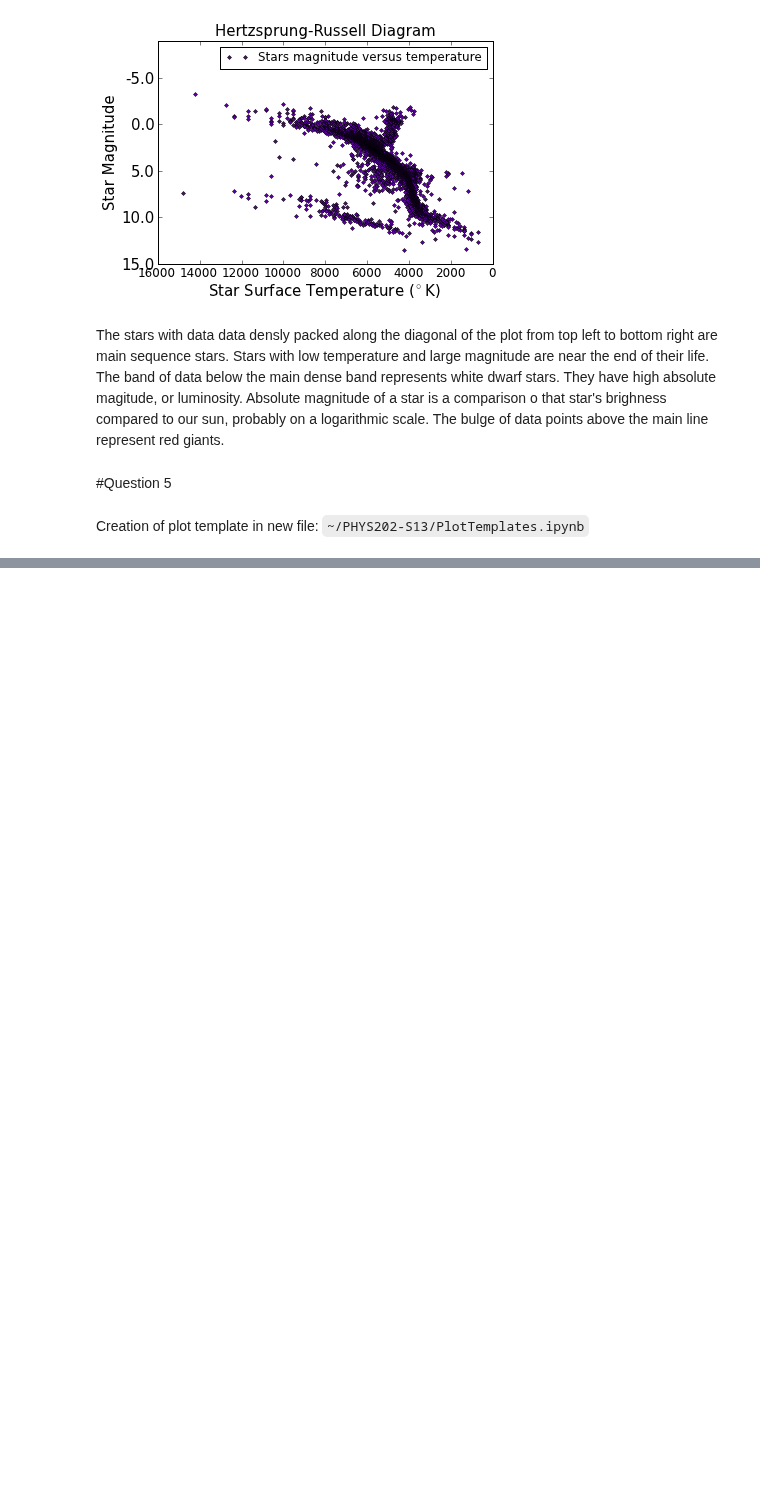
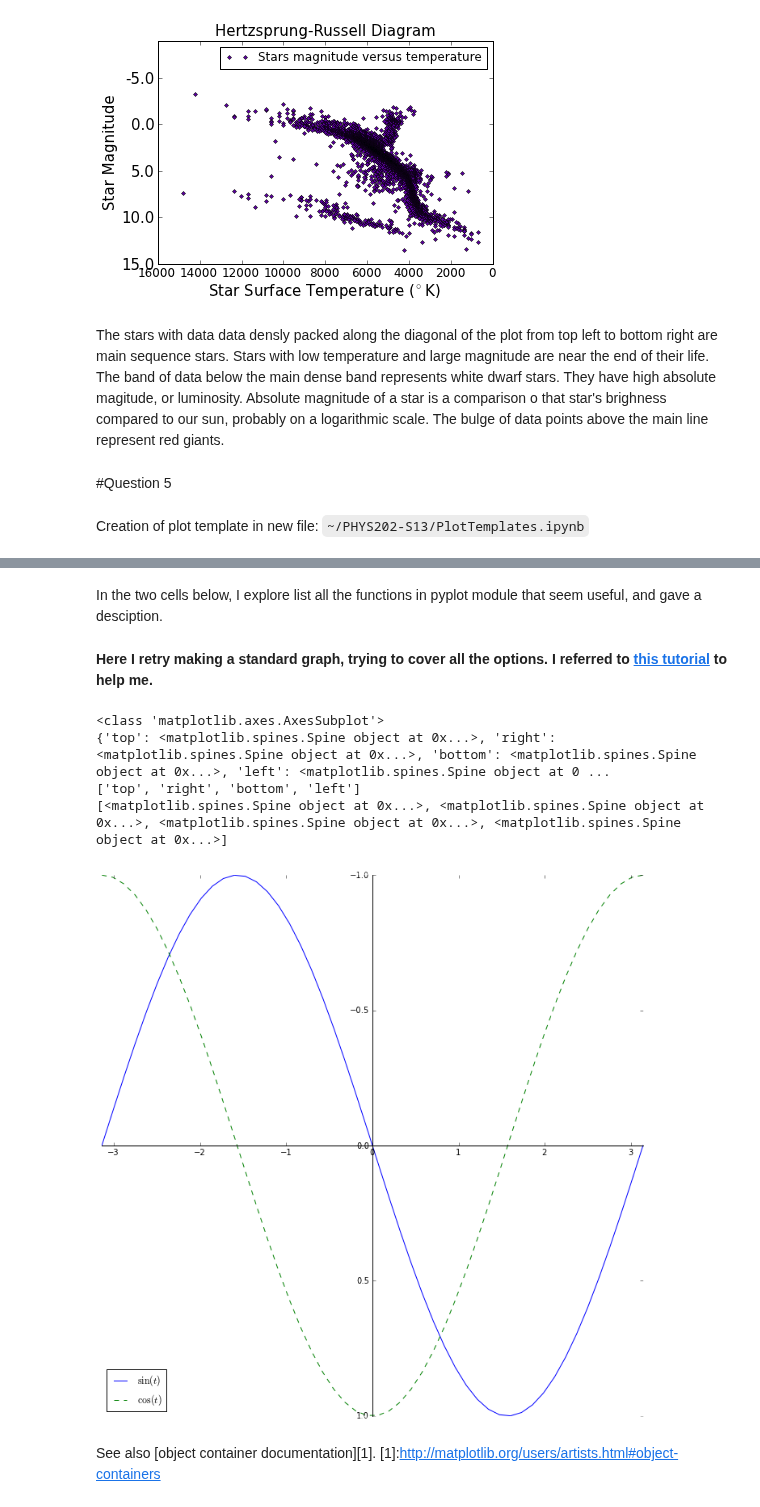
Before and after one commit to kbouch/PHYS202-S13, a Jupyter notebook: Week3/GraphicsEx2.ipynb, the cells around one changed output, grey strips where cells are left out. Drawn from its saved outputs; the diff is of its cells as text; code cells hidden in the pictures; blank space fills up the shorter version.

```diff
--- a/Week3/GraphicsEx2.ipynb
+++ b/Week3/GraphicsEx2.ipynb
@@ -360,0 +372,2 @@ Creation of plot template in new file: `~/PHYS202-S13/PlotTemplates.ipynb`
+# %% [markdown]
+In the two cells below, I explore list all the functions in pyplot module that seem useful, and gave a desciption.
@@ -360,0 +412,56 @@ Creation of plot template in new file: `~/PHYS202-S13/PlotTemplates.ipynb`
+# %% [markdown]
+__Here I retry making a standard graph, trying to cover all the options.
+I referred to [this tutorial][1] to help me.__
+
+   [1]:http://www.loria.fr/~rougier/teaching/matplotlib/
+# %%
+# plt.figure?
+#plt.Figure?
+fig = plt.figure(num=1,figsize=(12.0,12.0),frameon=False,dpi=100)
+# returns an instance of :class:matplotlib.figure.Figure
+
+#plt.axes create an axes in the current figure, or switch to the axes passed to it
+
+#plt.subplot?   creates an Axes instance with a grid of subplots.
+#plt.Subplot?
+ax = plt.subplot(1,1,1)
+print type(ax)
+
+t = np.linspace(-np.pi,np.pi,endpoint=True)
+sine = np.sin(t)
+cosine = np.cos(t)
+
+ax.plot(t,sine,color='blue',linewidth=1.0,linestyle='-',label='$\sin (t)$')
+ax.plot(t,cosine,color='green',linewidth=1.0,linestyle='--',label='$\cos (t)$')
+
+plt.xlabel('time (s)')
+plt.xlim(t.min(),t.max())
+(a,b) = plt.xticks(np.arange(-np.pi,np.pi*1.5,np.pi/2.0),np.array(['$- \pi$','$- \pi/2$','$0$','$+ \pi/2$','$+\pi$'],dtype='string'))
+
+plt.ylabel('output')
+plt.ylim(cosine.max(),cosine.min())
+(c,d) = plt.yticks(np.array([-1.0,0.0,1.0]),np.array(['$-1.0$','$0.0$','$+1.0$'],dtype='string'))
+
+plt.legend(loc='lower left')
+plt.grid(True)
+
+print ax.spines # spine class variable is a dictionary
+print ax.spines.keys()
+print ax.spines.values()
+
+# access each Spine object located in the spines dictionary
+ax.spines['top'].set_color('none')
+ax.spines['right'].set_color('none')
+ax.spines['bottom'].set_position( ('data',0.0) )
+ax.spines['left'].set_position( ('data',0.0) )
+
+plt.show()
+# %% [output]
+<class 'matplotlib.axes.AxesSubplot'>
+{'top': <matplotlib.spines.Spine object at 0x...>, 'right': <matplotlib.spines.Spine object at 0x...>, 'bottom': <matplotlib.spines.Spine object at 0x...>, 'left': <matplotlib.spines.Spine object at 0 ...
+['top', 'right', 'bottom', 'left']
+[<matplotlib.spines.Spine object at 0x...>, <matplotlib.spines.Spine object at 0x...>, <matplotlib.spines.Spine object at 0x...>, <matplotlib.spines.Spine object at 0x...>]
+[figure, added]
+# %% [markdown]
+See also [object container documentation][1].
+   [1]:http://matplotlib.org/users/artists.html#object-containers
```
Also changed, not shown: parts of 6 cells of this notebook.
